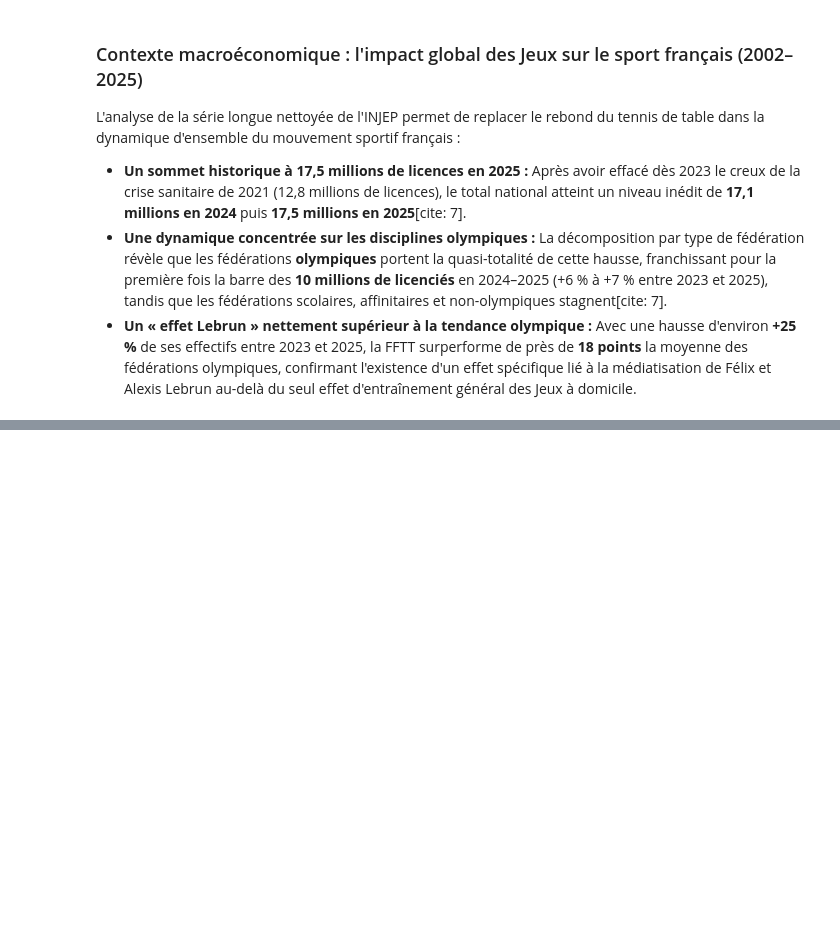
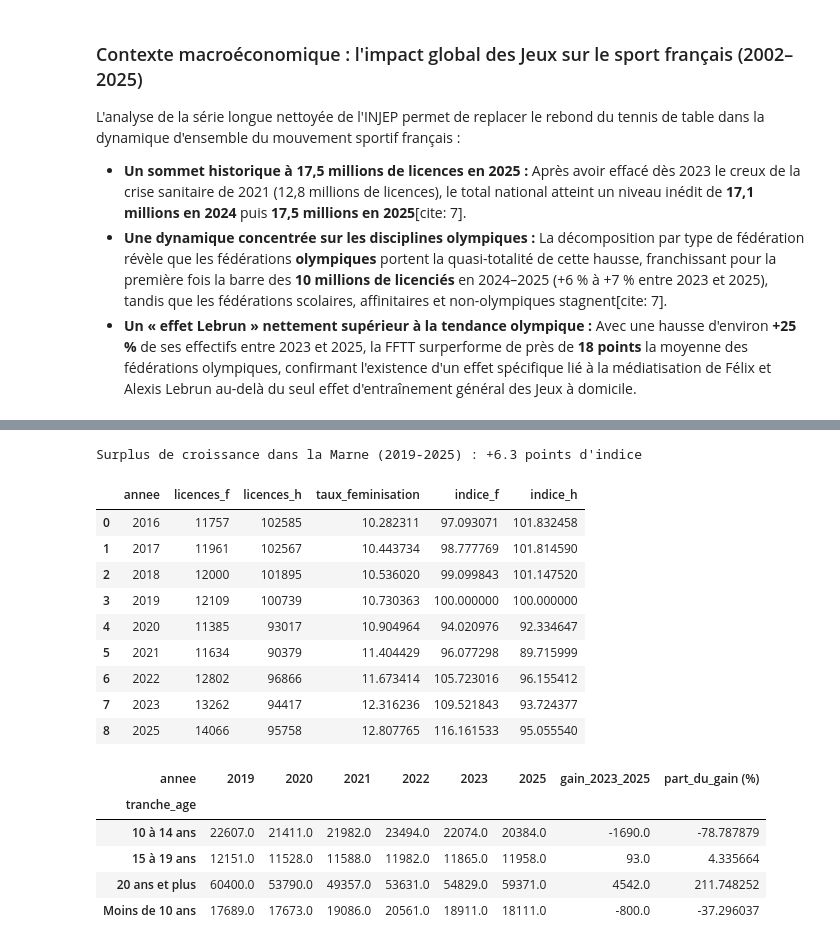
Before and after one commit to MathildeMoulinneuf/Projet-Python-2AS1, a Jupyter notebook: rapport.ipynb, the cells around one changed output, grey strips where cells are left out. Drawn from its saved outputs; the diff is of its cells as text; code cells hidden in the pictures; blank space fills up the shorter version.

```diff
--- a/rapport.ipynb
+++ b/rapport.ipynb
@@ -502,0 +655,79 @@ display(correspondance)
+# %%
+import importlib
+import src.collect_licences as cl
+import src.processing as pr
+import src.viz as vz
+
+importlib.reload(cl)
+importlib.reload(pr)
+importlib.reload(vz)
+
+CODE_FFC = "108"  # Fédération Française de Cyclisme
+
+# 1. Effet local : Marne (51, département natal de Reims) vs Reste de la France
+df_velo_100 = pr.preparer_serie_base_100(
+    df_licences,
+    federation=CODE_FFC,
+    dep_cible="51",
+    annee_ref=2019,
+    label_cible="Marne (51 - Fief Ferrand-Prévot)",
+    col_fed="code_fed",
+)
+ecart_did_velo = pr.calculer_ecart_double_difference(
+    df_velo_100,
+    label_cible="Marne (51 - Fief Ferrand-Prévot)",
+    annee_avant=2019,
+    annee_apres=2025,
+)
+print(f"Surplus de croissance dans la Marne (2019-2025) : {ecart_did_velo:+.1f} points d'indice")
+
+fig_velo_local = vz.plot_effet_local_base100(
+    df_velo_100, "Cyclisme", "Pauline Ferrand-Prévot", annee_ref=2019, annee_evenement=2024.5
+)
+fig_velo_local.show()
+
+# 2. Carte départementale 2023-2025
+df_velo_carte = pr.calculer_croissance_departementale(
+    df_licences, federation=CODE_FFC, annee_debut=2023, annee_fin=2025, col_fed="code_fed"
+)
+fig_velo_carte = vz.plot_carte_croissance_dep(df_velo_carte, "Cyclisme", annee_debut=2023, annee_fin=2025)
+fig_velo_carte.show()
+
+# 3. Dynamique Femmes vs Hommes
+df_velo_genre = pr.analyser_effet_genre(df_licences, federation=CODE_FFC, annee_ref=2019, col_fed="code_fed")
+display(df_velo_genre[["annee", "licences_f", "licences_h", "taux_feminisation", "indice_f", "indice_h"]])
+
+fig_velo_genre = vz.plot_effet_genre(df_velo_genre, "Cyclisme", "Pauline Ferrand-Prévot", annee_ref=2019)
+fig_velo_genre.show()
+
+# 4. Décomposition par tranche d'âge (2019-2025)
+df_velo_ages = cl.construire_base_ages_2019_2025(code_fed_cible=CODE_FFC)
+piv_velo_age = df_velo_ages.pivot(index="tranche_age", columns="annee", values="licences")
+piv_velo_age["gain_2023_2025"] = piv_velo_age[2025] - piv_velo_age[2023]
+piv_velo_age["part_du_gain (%)"] = (piv_velo_age["gain_2023_2025"] / piv_velo_age["gain_2023_2025"].sum()) * 100
+display(piv_velo_age)
+
+fig_velo_age = vz.plot_effet_age(df_velo_ages, "Cyclisme", "Pauline Ferrand-Prévot", annee_ref=2023)
+fig_velo_age.show()
+
+# 5. Série historique nationale (2002-2025)
+fig_velo_histo = vz.plot_historique_olympique(df_histo, code_fed=CODE_FFC, nom_sport="Cyclisme")
+fig_velo_histo.show()
+# %% [output]
+Surplus de croissance dans la Marne (2019-2025) : +6.3 points d'indice
+|  | annee | licences_f | licences_h | taux_feminisation | indice_f | indice_h |
+| 0 | 2016 | 11757 | 102585 | 10.282311 | 97.093071 | 101.832458 |
+| 1 | 2017 | 11961 | 102567 | 10.443734 | 98.777769 | 101.814590 |
+| 2 | 2018 | 12000 | 101895 | 10.536020 | 99.099843 | 101.147520 |
+| 3 | 2019 | 12109 | 100739 | 10.730363 | 100.000000 | 100.000000 |
+| 4 | 2020 | 11385 | 93017 | 10.904964 | 94.020976 | 92.334647 |
+| 5 | 2021 | 11634 | 90379 | 11.404429 | 96.077298 | 89.715999 |
+| 6 | 2022 | 12802 | 96866 | 11.673414 | 105.723016 | 96.155412 |
+| 7 | 2023 | 13262 | 94417 | 12.316236 | 109.521843 | 93.724377 |
+| 8 | 2025 | 14066 | 95758 | 12.807765 | 116.161533 | 95.055540 |
+| annee | 2019 | 2020 | 2021 | 2022 | 2023 | 2025 | gain_2023_2025 | part_du_gain (%) |
+| tranche_age |  |  |  |  |  |  |  |  |
+| 10 à 14 ans | 22607.0 | 21411.0 | 21982.0 | 23494.0 | 22074.0 | 20384.0 | -1690.0 | -78.787879 |
+| 15 à 19 ans | 12151.0 | 11528.0 | 11588.0 | 11982.0 | 11865.0 | 11958.0 | 93.0 | 4.335664 |
+| 20 ans et plus | 60400.0 | 53790.0 | 49357.0 | 53631.0 | 54829.0 | 59371.0 | 4542.0 | 211.748252 |
+| Moins de 10 ans | 17689.0 | 17673.0 | 19086.0 | 20561.0 | 18911.0 | 18111.0 | -800.0 | -37.296037 |
```
Also changed, not shown: parts of 20 cells of this notebook, 5 other files.
